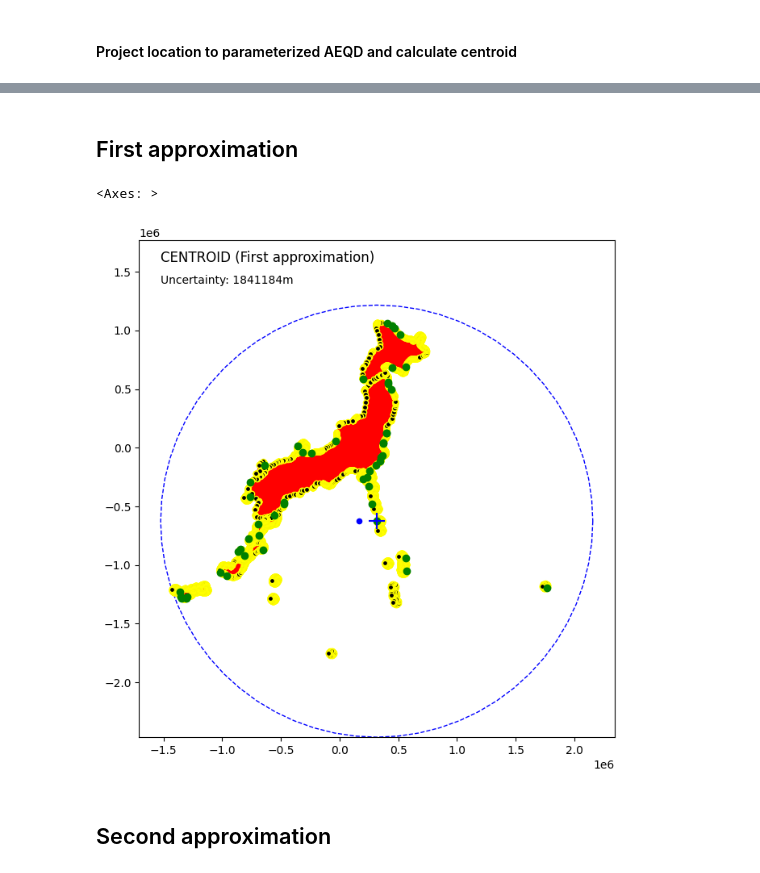
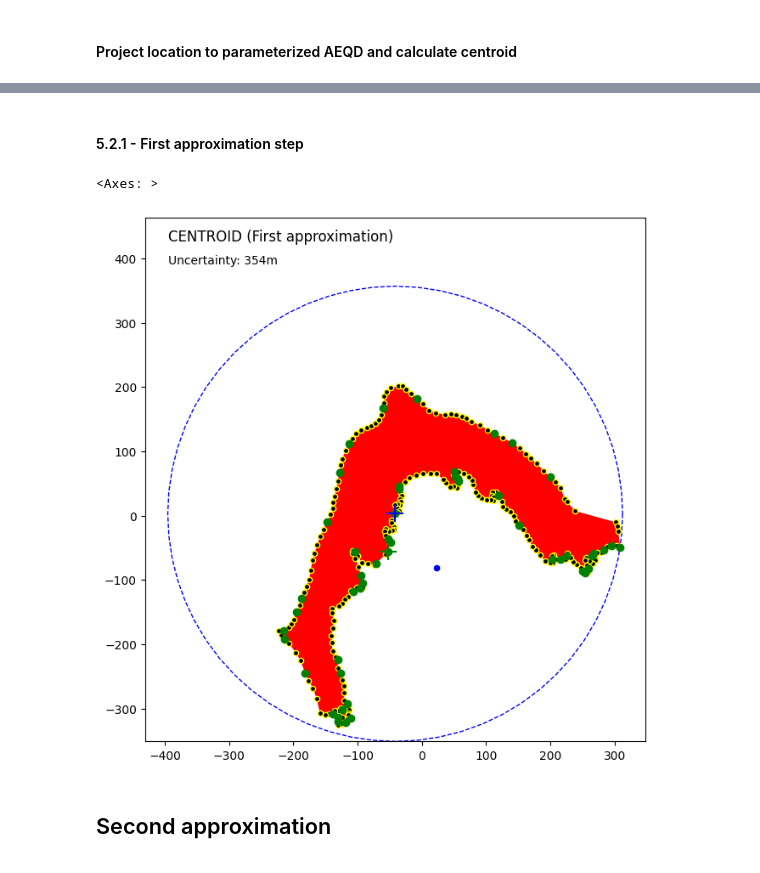
Before and after one commit to rtdeb/GeoPick, a Jupyter notebook: py/geopick_test_notebook.ipynb, the cells around one changed output, grey strips where cells are left out. Cells and saved outputs as stored; diff of their text form; code cells hidden in the pictures.

```diff
--- a/py/geopick_test_notebook.ipynb
+++ b/py/geopick_test_notebook.ipynb
@@ -25,9 +29,6 @@ The polygon below represents the geometry resulting from retrospective georefere
 # %% [markdown]
 #### Run next cell and enter your WKT in the text area below, alternatiely use the one by default
 # %%
-import ipywidgets as widgets
-from IPython.display import display
-
 # Create a Textarea widget
 textarea_input = widgets.Textarea(
     value='',
@@ -45,10 +46,9 @@ button.on_click(clear_wkt_textarea)
 box = widgets.VBox([button, textarea_input], layout=widgets.Layout(align_items='flex-start'))
 
 # f_wkt = "../data/capdecreus.txt"
-f_wkt = "../data/wkt_different_than_geopickR.txt"
+f_wkt = "../data/capdecreus.wkt"
 location_wkt = textarea_input.value
 location_wkt = pathlib.Path(f_wkt).read_text()
 textarea_input.value = location_wkt
-
 display(box)
 # %% [output]
@@ -133,0 +181,2 @@ centroid_aeqd.plot(aspect = "equal", color = "blue", markersize = 20, ax = ax)
+# %%
+centroid_inside = gp.is_centroid_inside(centroid_aeqd, location_aeqd)
@@ -156,0 +235,10 @@ np.plot(aspect = "equal", color = "green", marker="+", markersize = 200, ax = ax
+# %%
+if not centroid_inside:
+  # Add nearest point to candidate points
+  candidates = pd.concat([candidates, np])
+  candidates = candidates.reset_index(drop=True)
+
+  # Plot
+  fig, ax = plt.subplots(figsize=(8, 8))
+  location_aeqd.plot(aspect = "equal", color = "red", ax = ax)
+  candidates.plot(aspect = "equal", color = "yellow", markersize = 45, ax = ax)
@@ -157,39 +257,34 @@ np.plot(aspect = "equal", color = "green", marker="+", markersize = 200, ax = ax
 # %% [markdown]
-## First approximation
+#### 5.2.1 - First approximation step
 # %%
-# Get candidate vertices
-candidates = gp.get_candidate_vertices(vertices)
-# Add nearest point to candidate points
-candidates = pd.concat([candidates, np])
-candidates = candidates.reset_index(drop=True)
+if not centroid_inside:
+  fa = gp.get_minimum_distance_candidate(candidates, vertices)
+  centroid_fa = gpd.GeoSeries(fa[0])
+  centroid_fa.crs = proj_aeqd
+  radius_fa = fa[1]
+  sec_fa = gpd.GeoSeries(centroid_fa.buffer(radius_fa))
+  sec_fa.crs = proj_aeqd
 
-fa = gp.get_minimum_distance_candidate(candidates, vertices)
-centroid_fa = gpd.GeoSeries(fa[0])
-centroid_fa.crs = proj_aeqd
-radius_fa = fa[1]
-sec_fa = gpd.GeoSeries(centroid_fa.buffer(radius_fa))
-sec_fa.crs = proj_aeqd
-
-bounds = sec_fa.bounds
-minx = bounds["minx"].iloc[0]
-maxx = bounds["maxx"].iloc[0]
-miny = bounds["miny"].iloc[0]
-maxy = bounds["maxy"].iloc[0]
-y_range = maxy - miny
-fig, ax = plt.subplots(figsize=(8, 8))
-ax.set_ylim(miny, maxy + 0.15 * y_range)
-ax.text(minx, maxy + 0.1 * y_range, 'CENTROID (First approximation)', fontsize=12, color='black')
-ax.text(minx, maxy + 0.05 * y_range, f"Uncertainty: {radius_fa:.0f}m", fontsize=10, color='black')
-sec_fa.plot(aspect = "equal", facecolor = "none", edgecolor = "blue", linestyle = "dashed", ax = ax)
-location_aeqd.plot(aspect = "equal", color = "red", ax = ax)
-vertices.plot(aspect = "equal", color = "yellow", facecolors = "black", markersize = 20, ax = ax)
-centroid_aeqd.plot(aspect = "equal", color = "blue", markersize = 20, ax = ax)
-np.plot(aspect = "equal", color = "green", marker="+", markersize = 200, ax = ax)
-candidates.plot(aspect = "equal", color = "green", ax = ax)
-centroid_fa.plot(aspect = "equal", color = "blue", marker="+", markersize = 200, ax = ax)
+  bounds = sec_fa.bounds
+  minx = bounds["minx"].iloc[0]
+  maxx = bounds["maxx"].iloc[0]
+  miny = bounds["miny"].iloc[0]
+  maxy = bounds["maxy"].iloc[0]
+  y_range = maxy - miny
+  fig, ax = plt.subplots(figsize=(8, 8))
+  ax.set_ylim(miny, maxy + 0.15 * y_range)
+  ax.text(minx, maxy + 0.1 * y_range, 'CENTROID (First approximation)', fontsize=12, color='black')
+  ax.text(minx, maxy + 0.05 * y_range, f"Uncertainty: {radius_fa:.0f}m", fontsize=10, color='black')
+  sec_fa.plot(aspect = "equal", facecolor = "none", edgecolor = "blue", linestyle = "dashed", ax = ax)
+  location_aeqd.plot(aspect = "equal", color = "red", ax = ax)
+  vertices.plot(aspect = "equal", color = "yellow", facecolors = "black", markersize = 20, ax = ax)
+  centroid_aeqd.plot(aspect = "equal", color = "blue", markersize = 20, ax = ax)
+  np.plot(aspect = "equal", color = "green", marker="+", markersize = 200, ax = ax)
+  candidates.plot(aspect = "equal", color = "green", ax = ax)
+  centroid_fa.plot(aspect = "equal", color = "blue", marker="+", markersize = 200, ax = ax)
 # %% [output]
 <Axes: >
-[figure, old version]
+[figure, new version]
 # %% [markdown]
 ## Second approximation
 # %%
```
Also changed, not shown: parts of 39 cells of this notebook, 2 other files.
